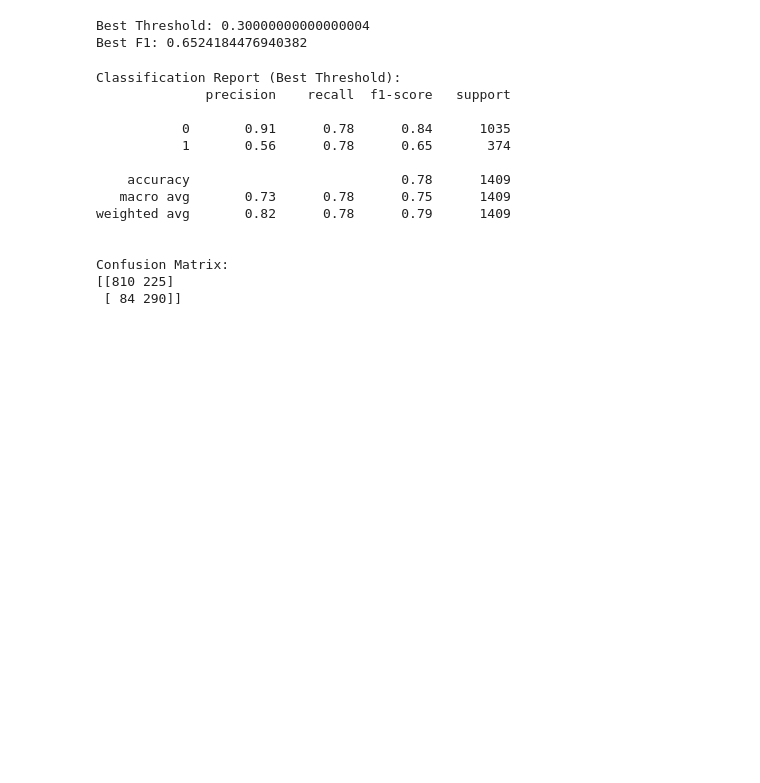
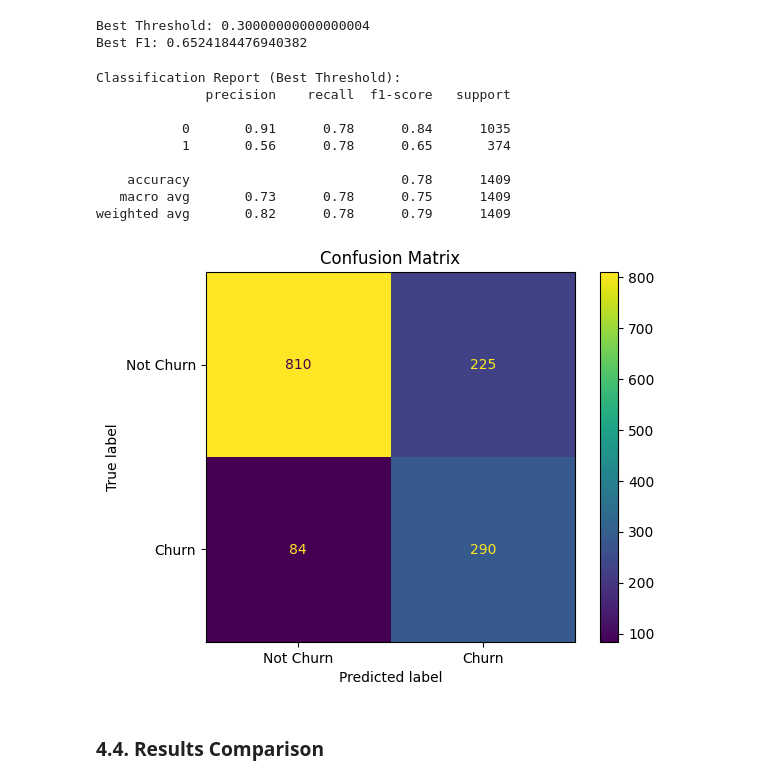
Before and after one commit to devilshadow04/churn-prediction, a Jupyter notebook: notebook.ipynb, the cells around one changed output. Saved outputs shown, nothing was run; the diff lists cells and outputs as text; code cells hidden in the pictures; blank space fills up the shorter version.

Commit message:
Adding model comparison

```diff
--- a/notebook.ipynb
+++ b/notebook.ipynb
@@ -968,7 +968,7 @@ xgb_param_dist = {
 xgb_rs = RandomizedSearchCV(
     estimator=xgb_pipe,
     param_distributions=xgb_param_dist,
-    n_iter=50,
+    n_iter=80,
     scoring="roc_auc",
     cv=3,
     n_jobs=-1,
@@ -986,8 +986,8 @@ Fitting 3 folds for each of 50 candidates, totalling 150 fits
 Best CV AUC: 0.8594248771720904
 Best params: {'model__colsample_bytree': np.float64(0.9906459823330611), 'model__gamma': np.float64(0.24662220799093876), 'model__learning_rate': np.float64(0.02594913192209871), 'model__max_depth': 2 ...
 # %%
-y_proba = best_xgb.predict_proba(X_test)[:, 1]
-print("Test ROC-AUC:", roc_auc_score(y_test, y_proba))
+y_proba_xg = best_xgb.predict_proba(X_test)[:, 1]
+print("Test ROC-AUC:", roc_auc_score(y_test, y_proba_xg))
 # %% [output]
 Test ROC-AUC: 0.8633547753752358
 # %% [markdown]
@@ -1006,29 +1006,26 @@ As before, we tune our threshold to achieve highest F1-Score
 # %%
 thresholds = np.arange(0.05, 0.95, 0.05)
 
-best_t = 0.5
-best_f1 = 0
+best_t_xg = 0.5
+best_f1_xg = 0
 
 for t in thresholds:
-    y_pred_t = (y_proba >= t).astype(int)
+    y_pred_t = (y_proba_xg >= t).astype(int)
     score = f1_score(y_test, y_pred_t)
-    if score > best_f1:
-        best_f1 = score
-        best_t = t
+    if score > best_f1_xg:
+        best_f1_xg = score
+        best_t_xg = t
 
-print("Best Threshold:", best_t)
-print("Best F1:", best_f1)
+print("Best Threshold:", best_t_xg)
+print("Best F1:", best_f1_xg)
 # %% [output]
 Best Threshold: 0.30000000000000004
 Best F1: 0.6524184476940382
 # %%
-y_pred_best = (y_proba >= best_t).astype(int)
+y_pred_best_xg = (y_proba_xg >= best_t_xg).astype(int)
 
 print("\nClassification Report (Best Threshold):")
-print(classification_report(y_test, y_pred_best))
-
-print("\nConfusion Matrix:")
-print(confusion_matrix(y_test, y_pred_best))
+print(classification_report(y_test, y_pred_best_xg))
 # %% [output]
 Classification Report (Best Threshold):
               precision    recall  f1-score   support
@@ -1039,8 +1036,13 @@ Classification Report (Best Threshold):
     accuracy                           0.78      1409
    macro avg       0.73      0.78      0.75      1409
 weighted avg       0.82      0.78      0.79      1409
-
-
-Confusion Matrix:
-[[810 225]
- [ 84 290]]
+# %%
+cm = confusion_matrix(y_test, y_pred_best_xg)
+disp = ConfusionMatrixDisplay(confusion_matrix=cm, display_labels=["Not Churn", "Churn"])
+disp.plot(values_format="d")
+plt.title("Confusion Matrix")
+plt.show()
+# %% [output]
+[figure, added]
+# %% [markdown]
+### 4.4. Results Comparison
```
Also changed, not shown: parts of 23 cells of this notebook.
